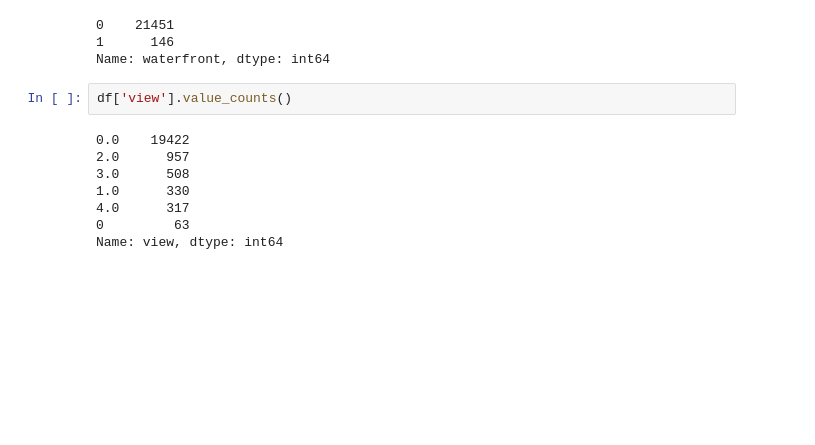
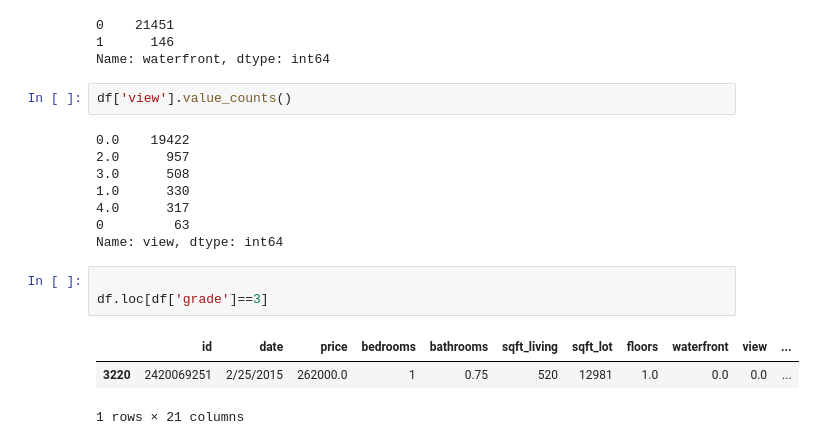
Before and after one commit to Somethingor/bsc-phase-two-project, a Jupyter notebook: notebooks/exploratory/member-daniel/cleaning.ipynb, the cells around one changed output. Cells and saved outputs as stored; diff of their text form; blank space fills up the shorter version.

```diff
--- a/notebooks/exploratory/member-daniel/cleaning.ipynb
+++ b/notebooks/exploratory/member-daniel/cleaning.ipynb
@@ -217,3 +217,10 @@ df['view'].value_counts()
 4.0      317
 0         63
 Name: view, dtype: int64
+# %%
+
+df.loc[df['grade']==3]
+# %% [output]
+|  | id | date | price | bedrooms | bathrooms | sqft_living | sqft_lot | floors | waterfront | view | ... |
+| 3220 | 2420069251 | 2/25/2015 | 262000.0 | 1 | 0.75 | 520 | 12981 | 1.0 | 0.0 | 0.0 | ... |
+1 rows × 21 columns
```
Also changed, not shown: 1 other file.
